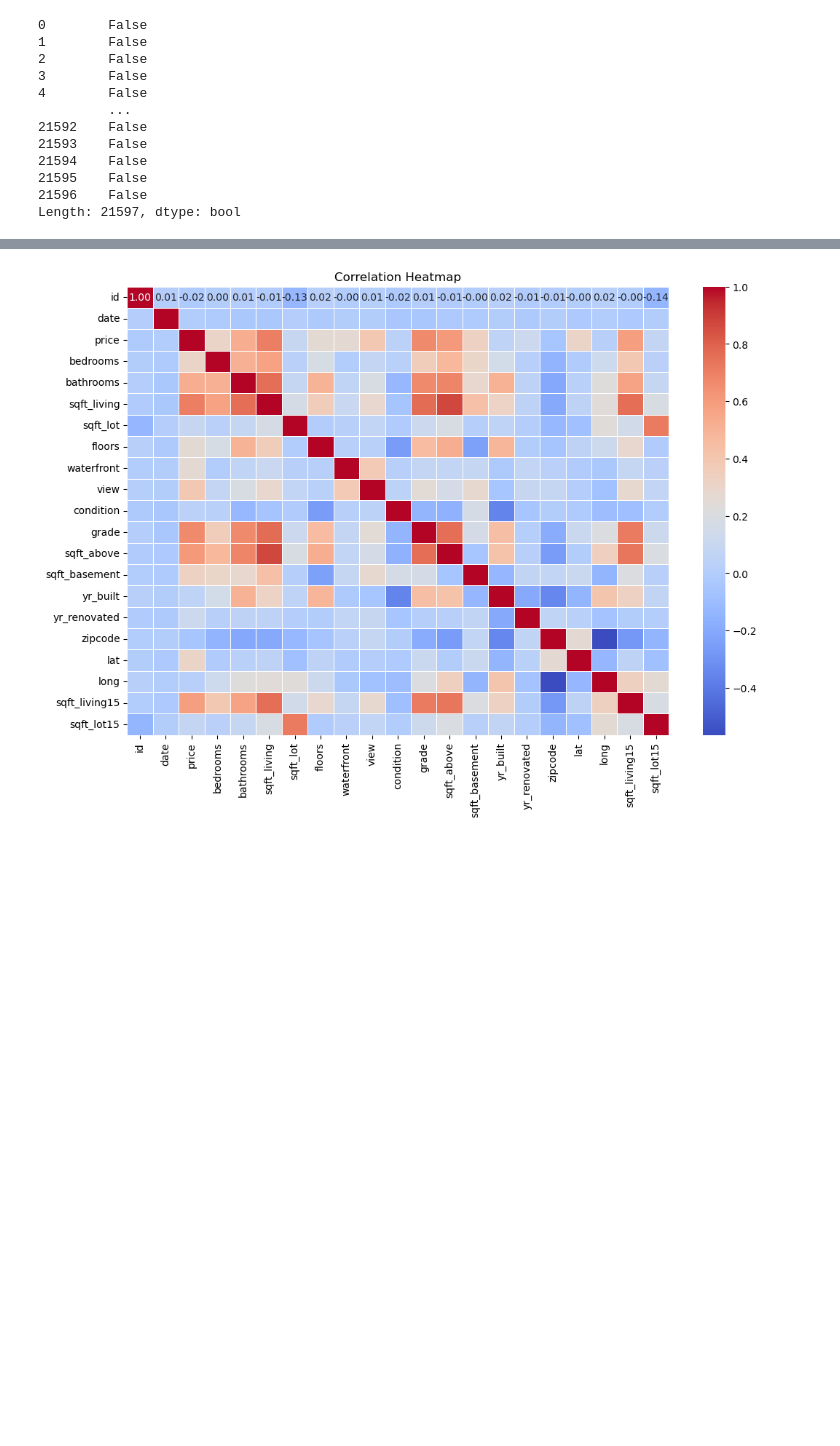
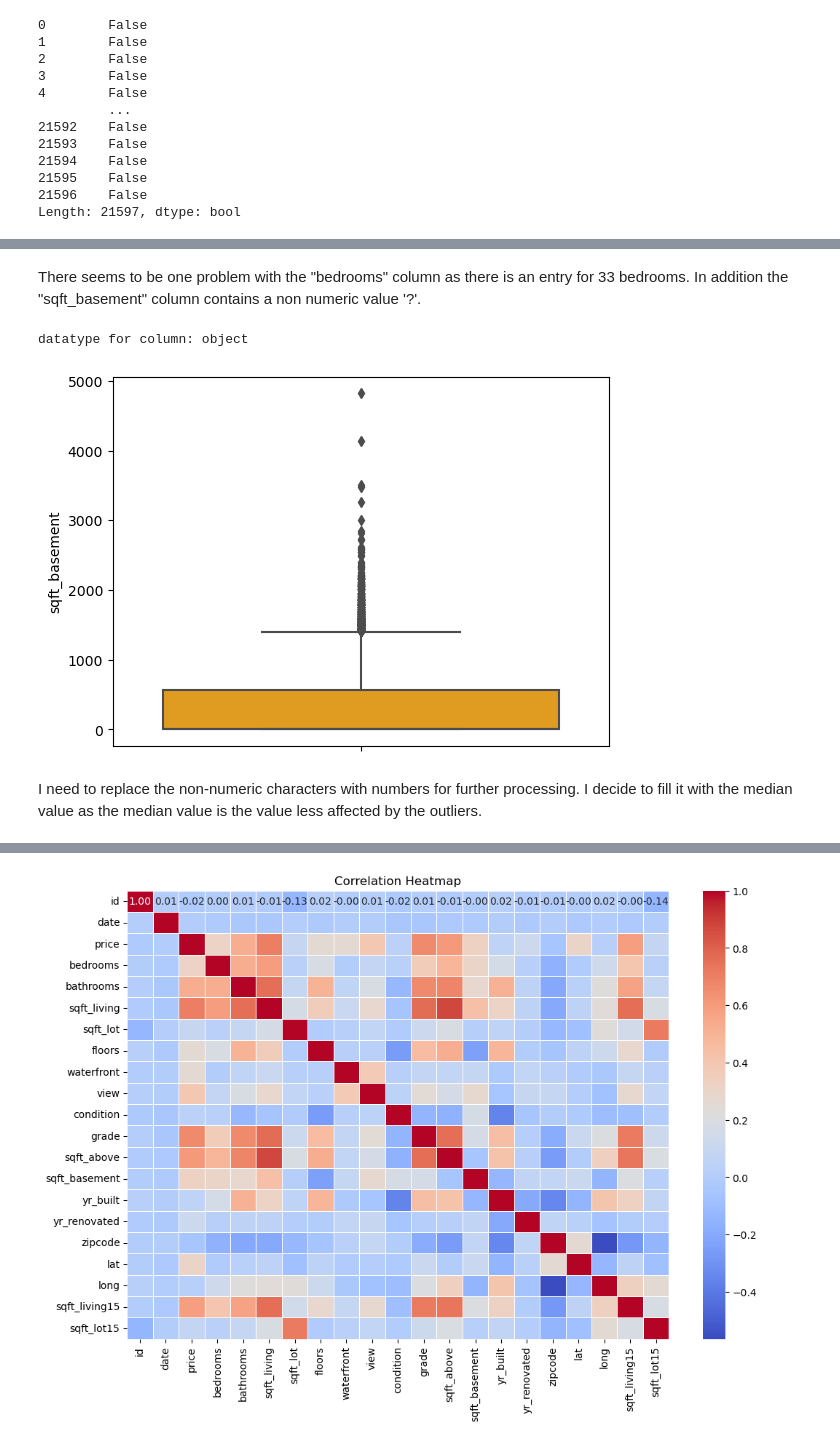
Before and after one commit to ShamlaA/Phase-2-Group-17-Project, a Jupyter notebook: Work_in_Progress/Shamla.ipynb, the cells around one changed output, grey strips where cells are left out. Cells and saved outputs as stored; diff of their text form; code cells hidden in the pictures; blank space fills up the shorter version.

Commit message:
more data cleaniing

```diff
--- a/Work_in_Progress/Shamla.ipynb
+++ b/Work_in_Progress/Shamla.ipynb
@@ -204,23 +207,4 @@ sqft_lot15         int64
 dtype: object
-# %%
-# Changing the datatype of the date column to datetime64[ns]
-df['date'] = pd.to_datetime(df['date'])
-
-# Changing the datatype of the sqft_basement column to numeric
-df['sqft_basement'] = pd.to_numeric(df['sqft_basement'], errors='coerce')
-
-# Changing all the data type to float
-df['bedrooms'] = df['bedrooms'].astype(float)
-df['sqft_living'] = df['sqft_living'].astype(float)
-df['sqft_lot'] = df['sqft_lot'].astype(float)
-df['condition'] = df['condition'].astype(float)
-df['grade'] = df['grade'].astype(float)
-df['sqft_above'] = df['sqft_above'].astype(float)
-df['sqft_basement'] = df['sqft_basement'].astype(float)
-df['yr_built'] = df['yr_built'].astype(float)
-df['zipcode'] = df['zipcode'].astype(float)
-df['sqft_living15'] = df['sqft_living15'].astype(float)
-df['sqft_lot15'] = df['sqft_lot15'].astype(float)
 # %%
 # Checking the first 5 entries of the dataset
 df.head()
@@ -286,0 +349,17 @@ df.duplicated('id').sum()
+# %% [markdown]
+There seems to be one problem with the "bedrooms" column as there is an entry for 33 bedrooms. In addition the "sqft_basement" column contains a non numeric value '?'.
+# %%
+# Checking column datatype
+print(f"datatype for column:", df["sqft_basement"].dtype)
+
+# creating a variable to hold the dataframe with sqft basement with a datatype of float
+df['sqft_basement'] = pd.to_numeric(df['sqft_basement'], errors="coerce")
+# %% [output]
+datatype for column: object
+# %%
+#Quick plot to check for outliers in the data set
+sns.boxplot(y=df['sqft_basement'],color="orange");
+# %% [output]
+[figure, added]
+# %% [markdown]
+I need to replace the non-numeric characters with numbers for further processing. I decide to fill it with the median value as the median value is the value less affected by the outliers.
```
Also changed, not shown: parts of 34 cells of this notebook.
